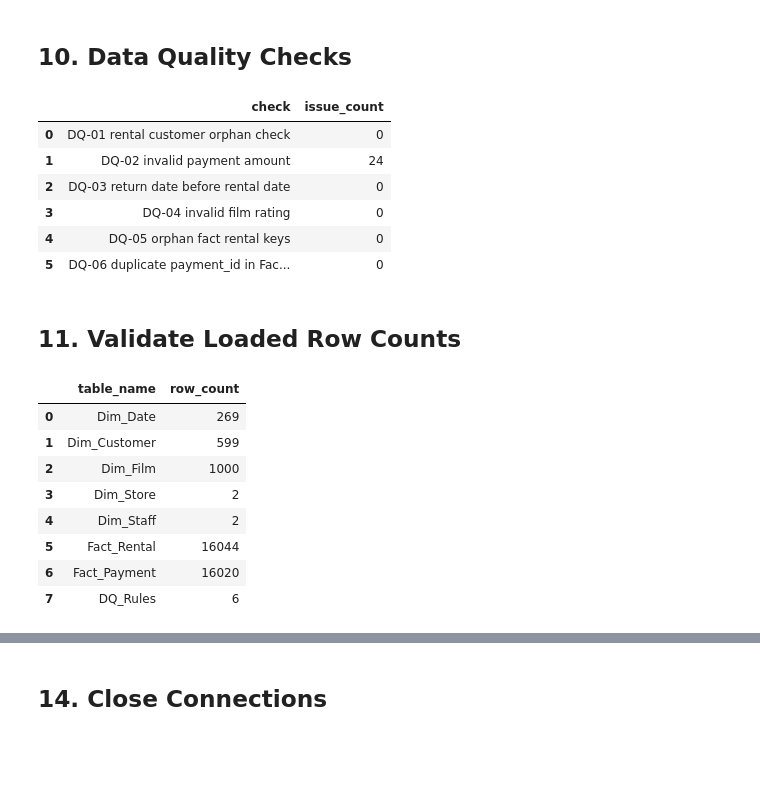
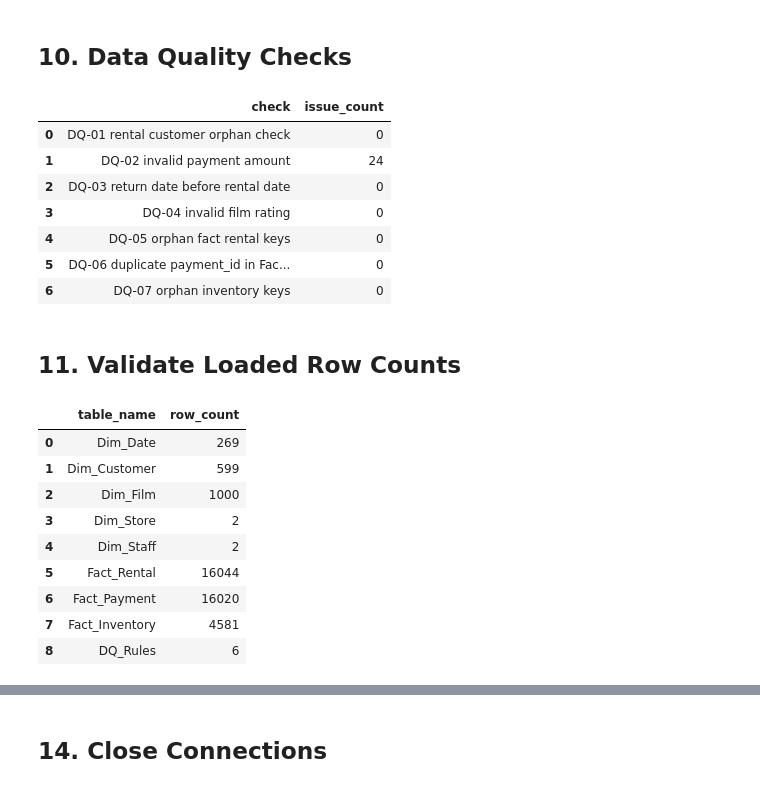
Before and after one commit to Saleem-ah/DB2-finalHW, a Jupyter notebook: finaljupyter.ipynb, the cells around one changed output, grey strips where cells are left out. Saved outputs shown, nothing was run; the diff lists cells and outputs as text; code cells hidden in the pictures; blank space fills up the shorter version.

```diff
--- a/finaljupyter.ipynb
+++ b/finaljupyter.ipynb
@@ -557,7 +605,15 @@ dq_checks = {
             GROUP BY payment_id
             HAVING COUNT(*) > 1
         ) x;
-    """
+    """,
+    "DQ-07 orphan inventory keys": """
+    SELECT COUNT(*) AS issue_count
+    FROM Fact_Inventory fi
+    LEFT JOIN Dim_Film df ON fi.film_key = df.film_key
+    LEFT JOIN Dim_Store ds ON fi.store_key = ds.store_key
+    WHERE df.film_key IS NULL
+       OR ds.store_key IS NULL;
+"""
 }
 
 results = []
@@ -574,28 +630,31 @@ pd.DataFrame(results)
 | 3 | DQ-04 invalid film rating | 0 |
 | 4 | DQ-05 orphan fact rental keys | 0 |
 | 5 | DQ-06 duplicate payment_id in Fac... | 0 |
+| 6 | DQ-07 orphan inventory keys | 0 |
 # %% [markdown]
 ## 11. Validate Loaded Row Counts
 # %%
 row_count_sql = """
 SELECT 'Dim_Date' AS table_name, COUNT(*) AS row_count FROM Dim_Date
 UNION ALL SELECT 'Dim_Customer', COUNT(*) FROM Dim_Customer
 UNION ALL SELECT 'Dim_Film', COUNT(*) FROM Dim_Film
 UNION ALL SELECT 'Dim_Store', COUNT(*) FROM Dim_Store
 UNION ALL SELECT 'Dim_Staff', COUNT(*) FROM Dim_Staff
 UNION ALL SELECT 'Fact_Rental', COUNT(*) FROM Fact_Rental
 UNION ALL SELECT 'Fact_Payment', COUNT(*) FROM Fact_Payment
+UNION ALL SELECT 'Fact_Inventory', COUNT(*) FROM Fact_Inventory
 UNION ALL SELECT 'DQ_Rules', COUNT(*) FROM DQ_Rules;
 """
 
 pd.read_sql(row_count_sql, dw_engine)
 # %% [output]
 |  | table_name | row_count |
 | 0 | Dim_Date | 269 |
 | 1 | Dim_Customer | 599 |
 | 2 | Dim_Film | 1000 |
 | 3 | Dim_Store | 2 |
 | 4 | Dim_Staff | 2 |
 | 5 | Fact_Rental | 16044 |
 | 6 | Fact_Payment | 16020 |
-| 7 | DQ_Rules | 6 |
+| 7 | Fact_Inventory | 4581 |
+| 8 | DQ_Rules | 6 |
```
Also changed, not shown: parts of 13 cells of this notebook, 4 other files.
